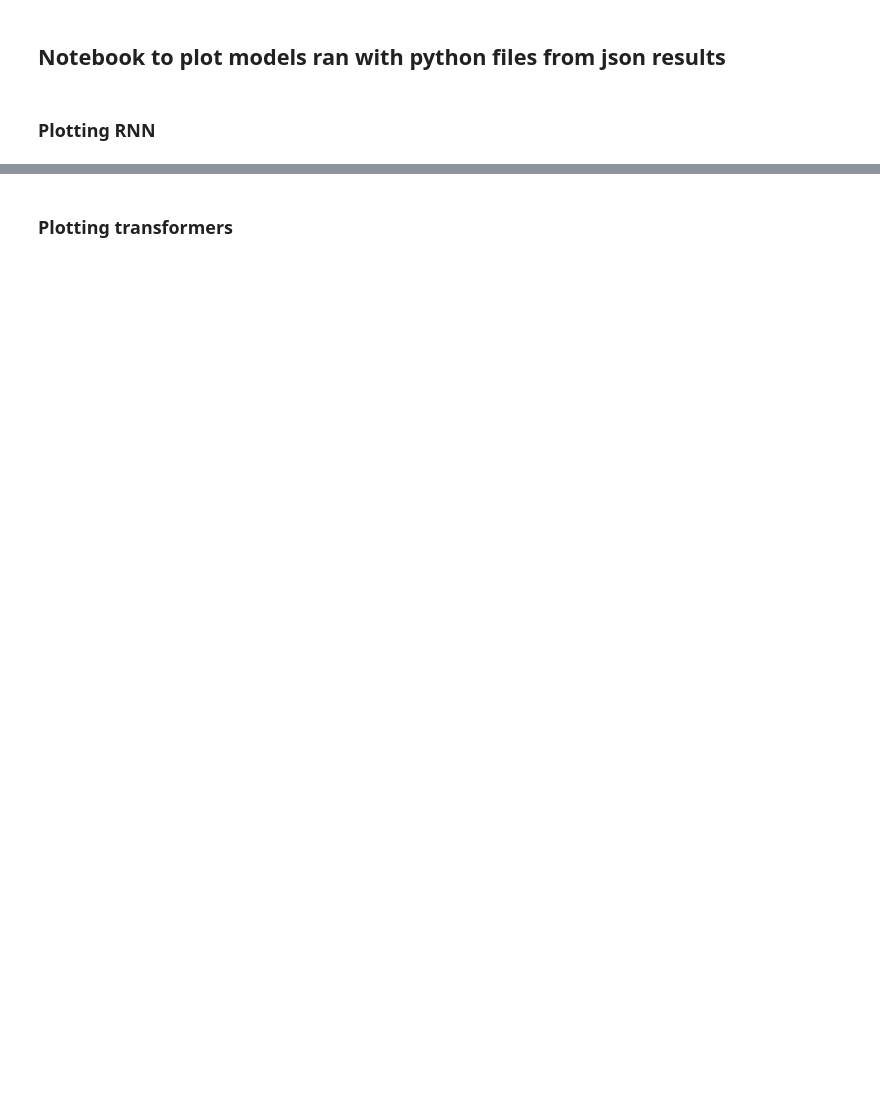
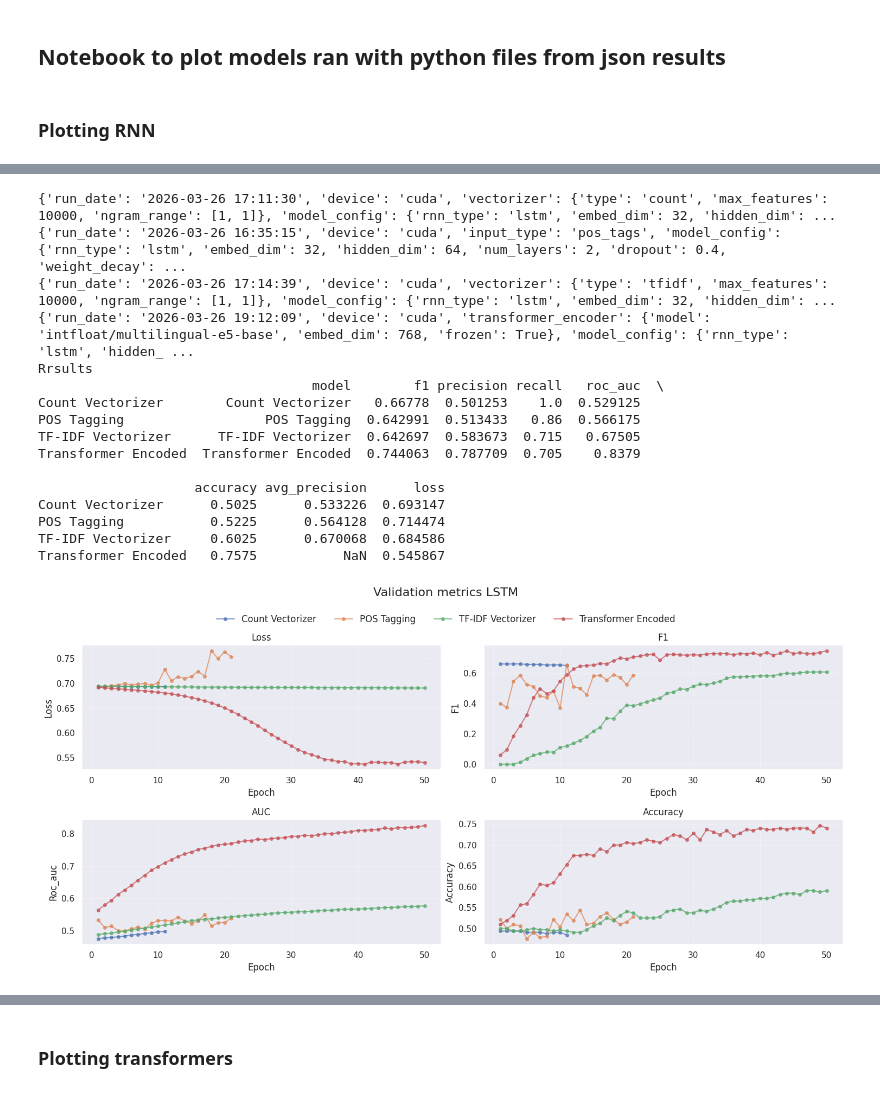
Before and after one commit to alan-man/tal-projet, a Jupyter notebook: plots_models.ipynb, the cells around one changed output, grey strips where cells are left out. Drawn from its saved outputs; the diff is of its cells as text; code cells hidden in the pictures; blank space fills up the shorter version.

```diff
--- a/plots_models.ipynb
+++ b/plots_models.ipynb
@@ -115,0 +235,20 @@ plt.show()
+# %%
+load_plot_rnn(file_paths_LSTM_movies, savename= "movies_LSTM_plots" ,type = "LSTM")
+# %% [output]
+{'run_date': '2026-03-26 17:11:30', 'device': 'cuda', 'vectorizer': {'type': 'count', 'max_features': 10000, 'ngram_range': [1, 1]}, 'model_config': {'rnn_type': 'lstm', 'embed_dim': 32, 'hidden_dim': ...
+{'run_date': '2026-03-26 16:35:15', 'device': 'cuda', 'input_type': 'pos_tags', 'model_config': {'rnn_type': 'lstm', 'embed_dim': 32, 'hidden_dim': 64, 'num_layers': 2, 'dropout': 0.4, 'weight_decay': ...
+{'run_date': '2026-03-26 17:14:39', 'device': 'cuda', 'vectorizer': {'type': 'tfidf', 'max_features': 10000, 'ngram_range': [1, 1]}, 'model_config': {'rnn_type': 'lstm', 'embed_dim': 32, 'hidden_dim': ...
+{'run_date': '2026-03-26 19:12:09', 'device': 'cuda', 'transformer_encoder': {'model': 'intfloat/multilingual-e5-base', 'embed_dim': 768, 'frozen': True}, 'model_config': {'rnn_type': 'lstm', 'hidden_ ...
+Rrsults
+                                   model        f1 precision recall   roc_auc  \
+Count Vectorizer        Count Vectorizer   0.66778  0.501253    1.0  0.529125
+POS Tagging                  POS Tagging  0.642991  0.513433   0.86  0.566175
+TF-IDF Vectorizer      TF-IDF Vectorizer  0.642697  0.583673  0.715   0.67505
+Transformer Encoded  Transformer Encoded  0.744063  0.787709  0.705    0.8379
+
+                    accuracy avg_precision      loss
+Count Vectorizer      0.5025      0.533226  0.693147
+POS Tagging           0.5225      0.564128  0.714474
+TF-IDF Vectorizer     0.6025      0.670068  0.684586
+Transformer Encoded   0.7575           NaN  0.545867
+[figure, added]
```
Also changed, not shown: parts of 28 cells of this notebook, 4 other files.
